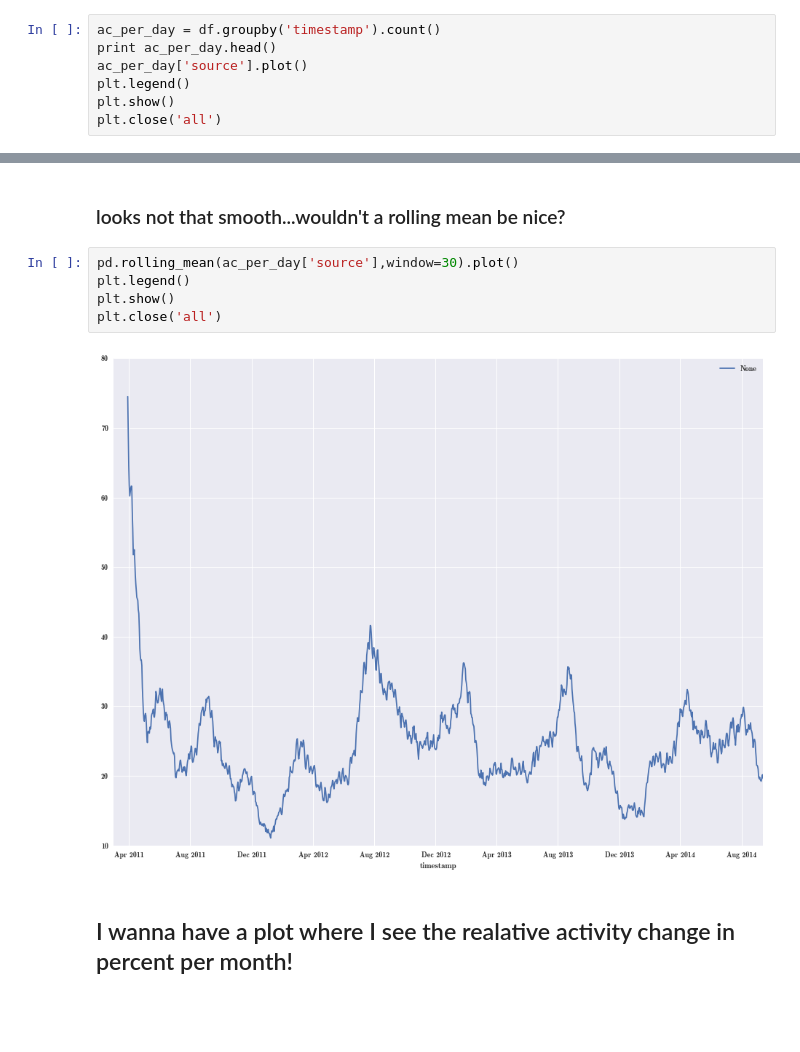
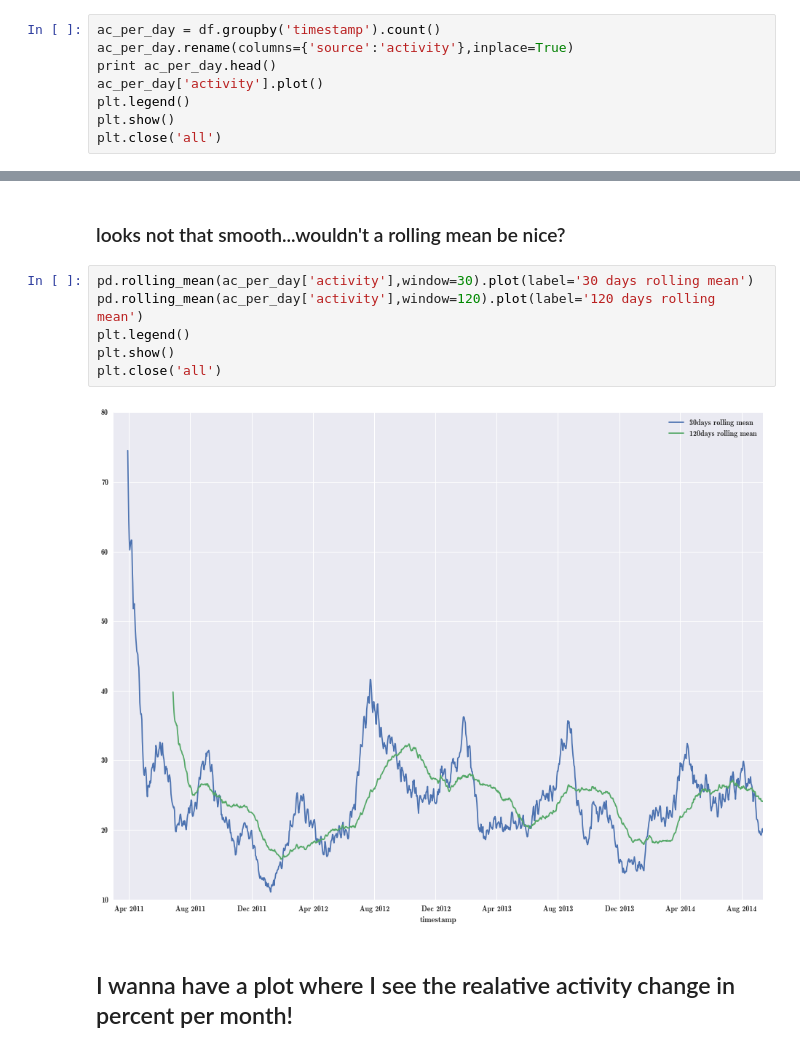
Before and after one commit to floriangeigl/pdgt, a Jupyter notebook: PandasGraphToolTutorial.ipynb, the cells around one changed output, grey strips where cells are left out. Cells and saved outputs as stored; diff of their text form; blank space fills up the shorter version.

```diff
--- a/PandasGraphToolTutorial.ipynb
+++ b/PandasGraphToolTutorial.ipynb
@@ -172,8 +172,9 @@ data
 ## how much activity do we have per day?
 # %%
 ac_per_day = df.groupby('timestamp').count()
+ac_per_day.rename(columns={'source':'activity'},inplace=True)
 print ac_per_day.head()
-ac_per_day['source'].plot()
+ac_per_day['activity'].plot()
 plt.legend()
 plt.show()
 plt.close('all')
@@ -189,12 +190,13 @@ timestamp
 # %% [markdown]
 ### looks not that smooth...wouldn't a rolling mean be nice?
 # %%
-pd.rolling_mean(ac_per_day['source'],window=30).plot()
+pd.rolling_mean(ac_per_day['activity'],window=30).plot(label='30 days rolling mean')
+pd.rolling_mean(ac_per_day['activity'],window=120).plot(label='120 days rolling mean')
 plt.legend()
 plt.show()
 plt.close('all')
 # %% [output]
-[figure, old version]
+[figure, new version]
 # %% [markdown]
 ## I wanna have a plot where I see the realative activity change in percent per month!
 # %%
```
Also changed, not shown: parts of 5 cells of this notebook.
